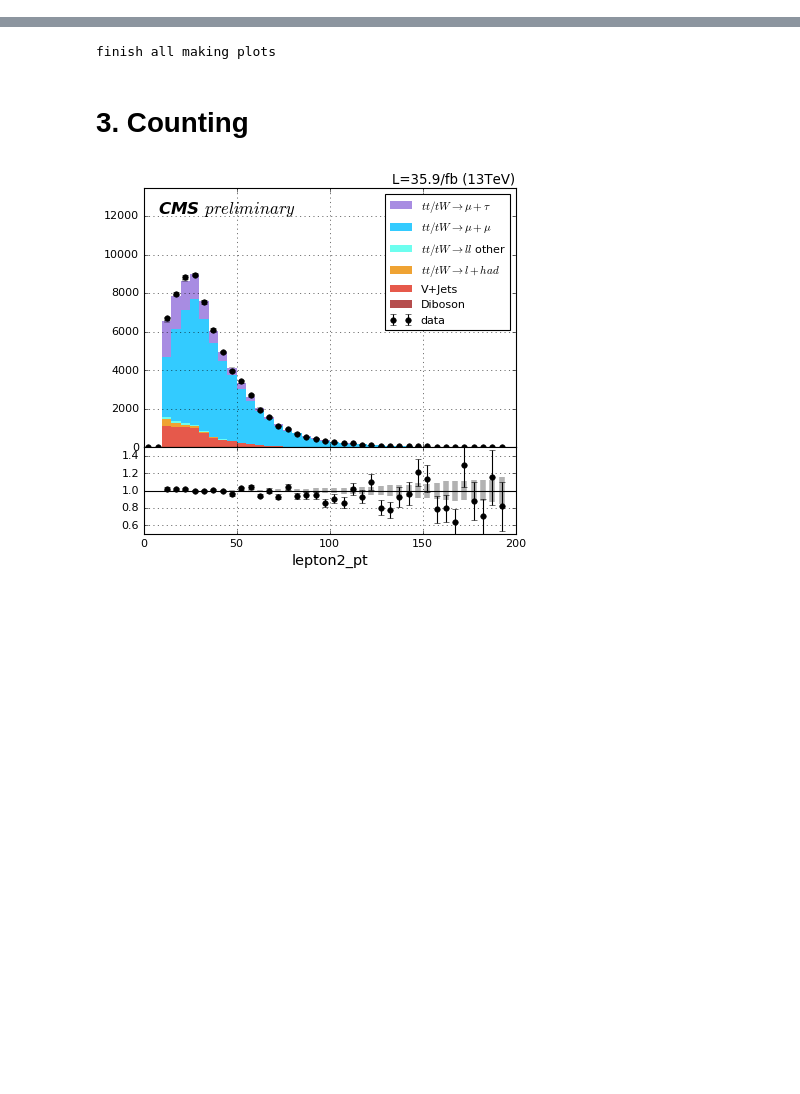
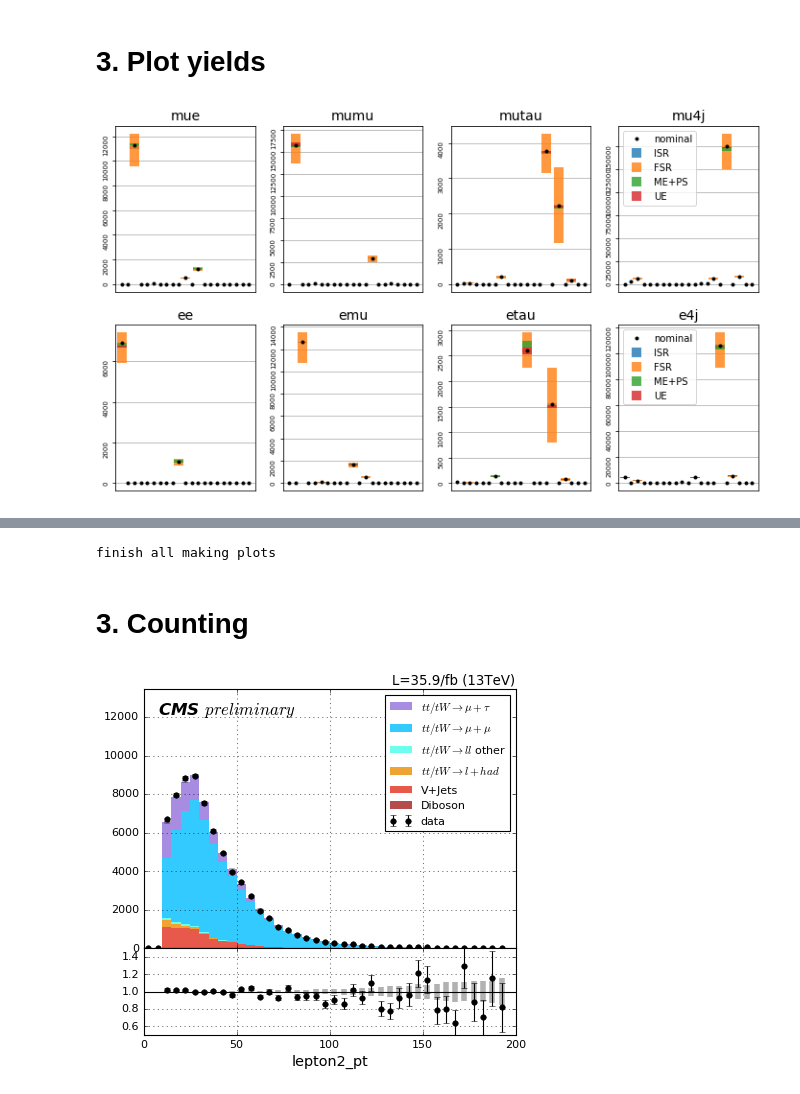
Before and after one commit to ZihengChen/WBranchingFaction, a Jupyter notebook: notebooks/plotter/ttTheoreticalUncPlotter.ipynb, the cells around one changed output, grey strips where cells are left out. Saved outputs shown, nothing was run; the diff lists cells and outputs as text; code cells hidden in the pictures; blank space fills up the shorter version.

```diff
--- a/notebooks/plotter/ttTheoreticalUncPlotter.ipynb
+++ b/notebooks/plotter/ttTheoreticalUncPlotter.ipynb
@@ -83,0 +150,44 @@ FileNotFoundError: [Errno 2] No such file or directory: '/mnt/data/zchen/Analysi
+# %% [markdown]
+
+# 3. Plot yields
+# %%
+ctr = SelectionCounter()
+plt.figure(figsize=(12,7))
+
+x = np.arange(21)
+
+for isel,selection in enumerate(["emu","mumu","mutau","mu4j","ee","emu2","etau","e4j"]):
+    plt.subplot(2,4,isel+1)
+
+    nbjetcut   = ">1"
+    pickledir  =  "/mnt/data/zchen/Analysis/pickle/{}/".format(selection)
+    if selection is "emu2":
+        pickledir  =  "/mnt/data/zchen/Analysis/pickle/emu/"
+    cuts       = GetSelectionCut(selection) + "& (nBJets{})".format(nbjetcut)
+
+    for name in ["ISR","FSR","ME+PS","UE"]:
+        MCttdown = pd.read_pickle(pickledir+"mcttTheory/ntuple_ttbar_inclusive_{}down.pkl".format(variable[name])).query(cuts)
+        MCttup   = pd.read_pickle(pickledir+"mcttTheory/ntuple_ttbar_inclusive_{}up.pkl".format(variable[name])).query(cuts)
+        down = np.array(ctr.countSlt_ByTauDecay(MCttdown,withweights=True,withSF=True))
+        up   = np.array(ctr.countSlt_ByTauDecay(MCttup,  withweights=True,withSF=True))
+        plt.errorbar(x,(up+down)/2, yerr=np.abs(up-down)/2, fmt=' ',label=name,elinewidth=10,alpha=0.8)
+
+    MCtt = pd.read_pickle(pickledir+"mctt/ntuple_ttbar_inclusive.pkl").query(cuts)
+    cent = np.array(ctr.countSlt_ByTauDecay(MCtt,withweights=True,withSF=True))
+    plt.plot(x,cent,"k.",label="nominal")
+
+    if isel in [3,7]:
+        plt.legend()
+    plt.title(selection,fontsize=14)
+    if isel == 0:
+        plt.title("mue",fontsize=14)
+    if isel == 5:
+        plt.title("emu",fontsize=14)
+
+    plt.xticks([])
+    plt.yticks(rotation=90,fontsize=7)
+    plt.grid(True)
+
+plt.savefig("../../plot/ttTheory/yields2b.png",dpi=300)
+# %% [output]
+[figure, added]
```
Also changed, not shown: parts of 13 cells of this notebook, 2 other files.
